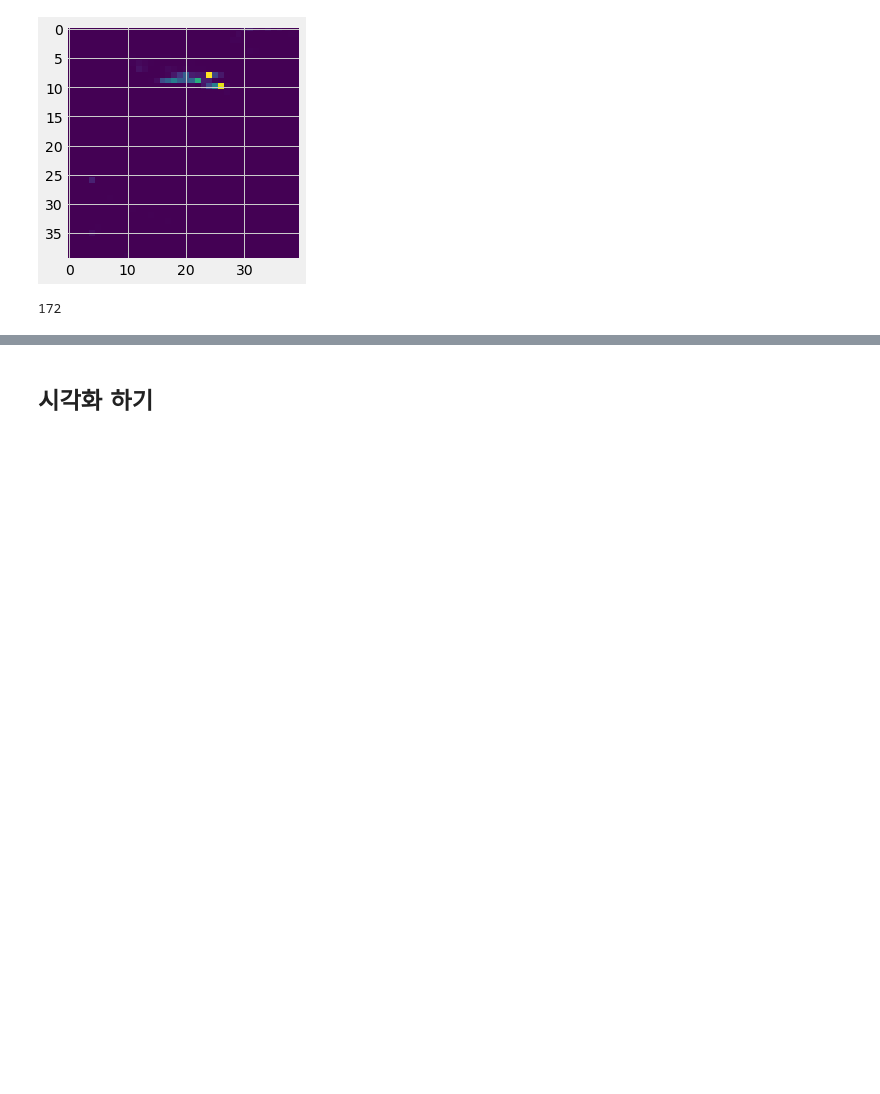
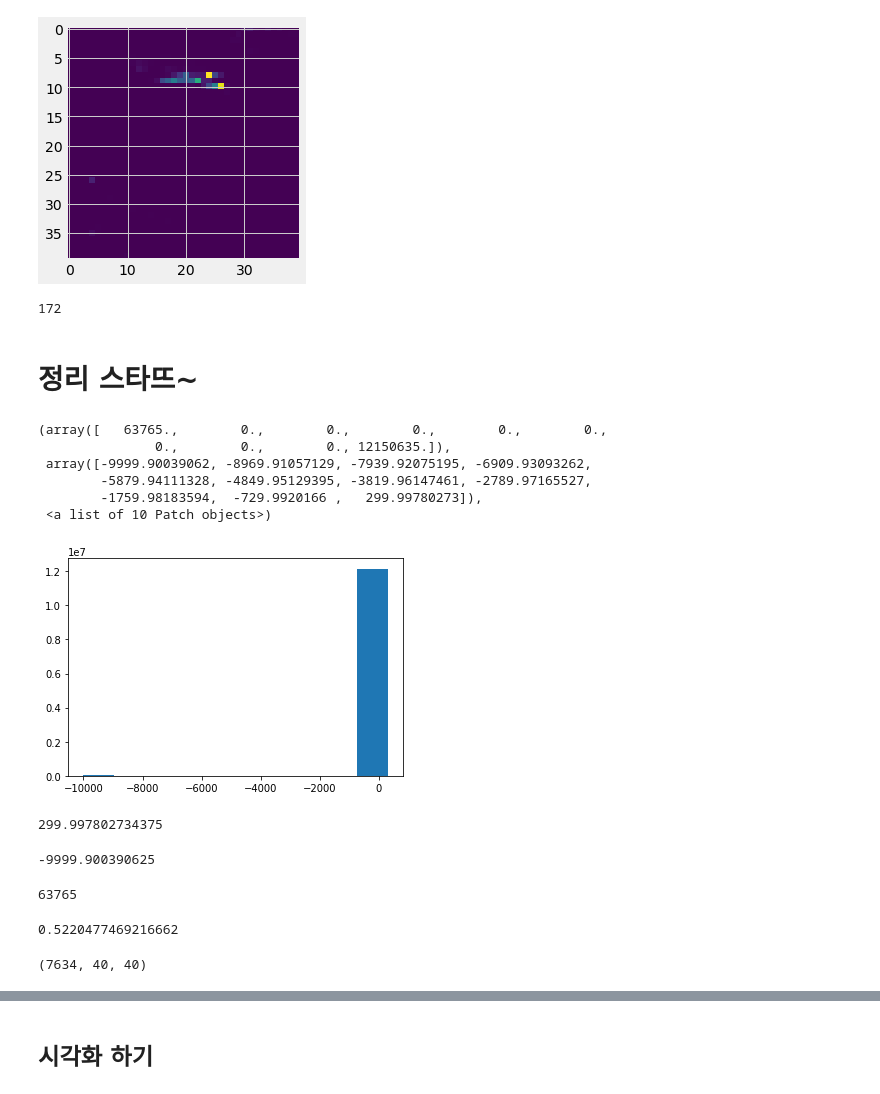
Before and after one commit to deagwon97/dacon-satellite-precipitation, a Jupyter notebook: Dacon_satellite_baseline_bg.ipynb, the cells around one changed output, grey strips where cells are left out. Drawn from its saved outputs; the diff is of its cells as text; code cells hidden in the pictures; blank space fills up the shorter version.

```diff
--- a/Dacon_satellite_baseline_bg.ipynb
+++ b/Dacon_satellite_baseline_bg.ipynb
@@ -101,3 +101,5 @@ X_test = test[:,:,:,:9]
 gc.collect()
 # %% [output]
 172
+# %% [markdown]
+# 정리 스타뜨~
@@ -103,0 +113,31 @@ gc.collect()
+# %%
+plt.hist(train0[:,:,:,-1].flatten())
+# %% [output]
+(array([   63765.,        0.,        0.,        0.,        0.,        0.,
+               0.,        0.,        0., 12150635.]),
+ array([-9999.90039062, -8969.91057129, -7939.92075195, -6909.93093262,
+        -5879.94111328, -4849.95129395, -3819.96147461, -2789.97165527,
+        -1759.98183594,  -729.9920166 ,   299.99780273]),
+ <a list of 10 Patch objects>)
+[figure, added]
+# %%
+train0[:,:,:,-1].flatten().max()
+# %% [output]
+299.997802734375
+# %%
+train0[:,:,:,-1].flatten().min()
+# %% [output]
+-9999.900390625
+# %%
+# 타겟 결측치(-9999.xx)
+sum(train0[:,:,:,-1].flatten() <= -9999)
+# %% [output]
+63765
+# %%
+63765 / train0[:,:,:,-1].flatten().shape[0] * 100
+# %% [output]
+0.5220477469216662
+# %%
+train0[:,:,:,-1].shape
+# %% [output]
+(7634, 40, 40)
```
Also changed, not shown: parts of 21 cells of this notebook.
